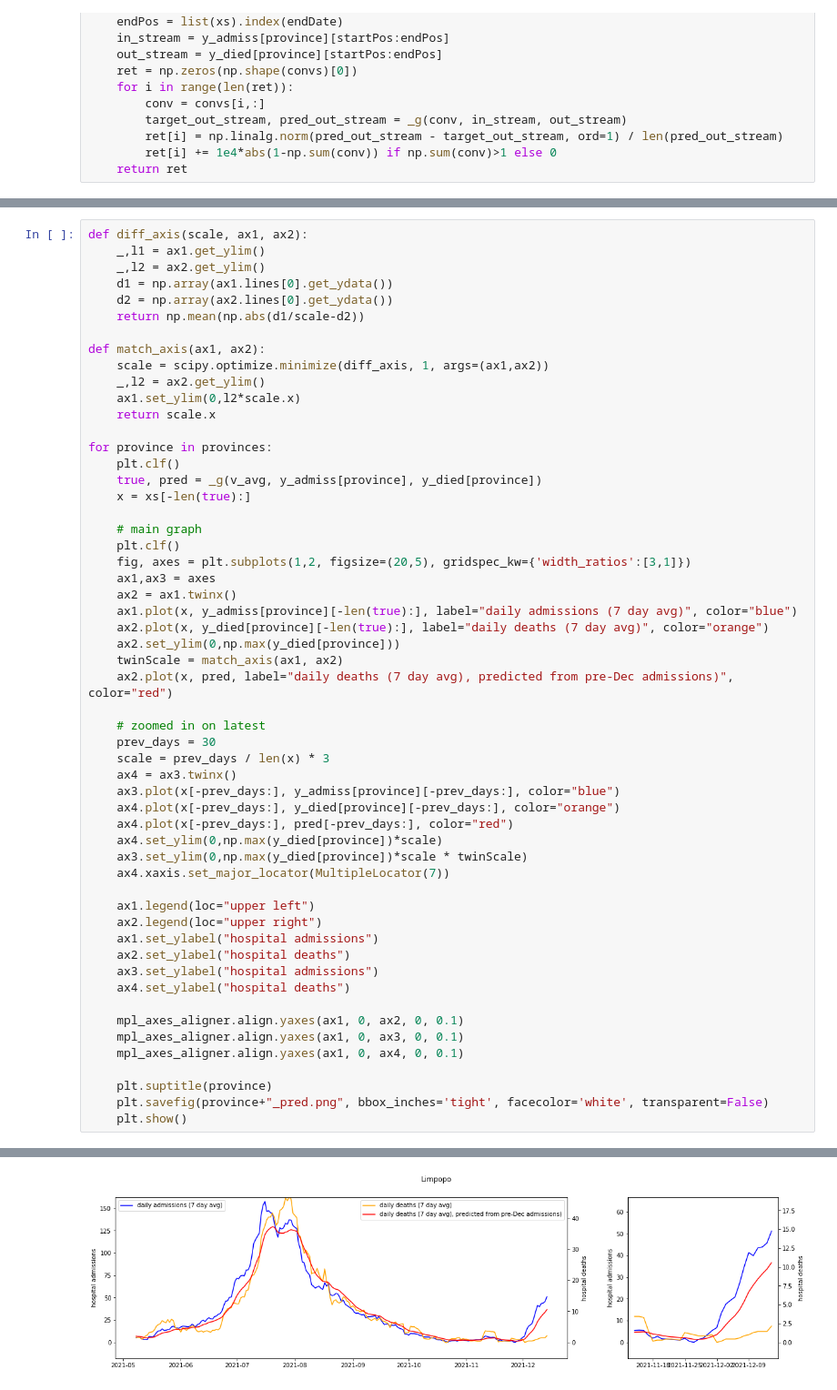
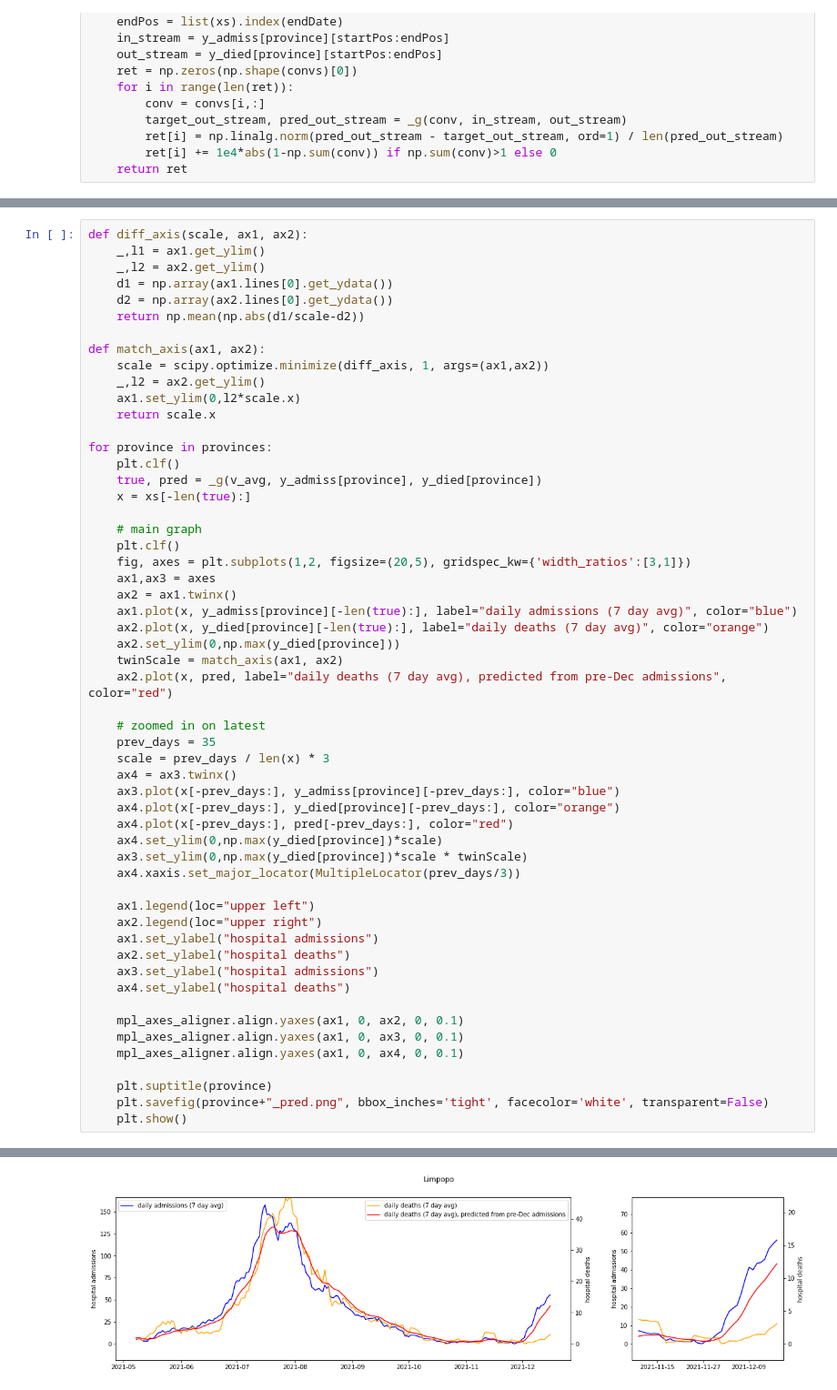
Before and after one commit to nicfreeman1209/covid-19, a Jupyter notebook: South Africa O/alex/graphs.ipynb, the cells around one changed output, grey strips where cells are left out. Shown at 91% size. Drawn from its saved outputs; the diff is of its cells as text.

```diff
--- a/South Africa O/alex/graphs.ipynb
+++ b/South Africa O/alex/graphs.ipynb
@@ -205,10 +206,10 @@ for province in provinces:
     ax2.plot(x, y_died[province][-len(true):], label="daily deaths (7 day avg)", color="orange")
     ax2.set_ylim(0,np.max(y_died[province]))
     twinScale = match_axis(ax1, ax2)
-    ax2.plot(x, pred, label="daily deaths (7 day avg), predicted from pre-Dec admissions)", color="red")
+    ax2.plot(x, pred, label="daily deaths (7 day avg), predicted from pre-Dec admissions", color="red")
 
     # zoomed in on latest
-    prev_days = 30
+    prev_days = 35
     scale = prev_days / len(x) * 3
     ax4 = ax3.twinx()
     ax3.plot(x[-prev_days:], y_admiss[province][-prev_days:], color="blue")
@@ -216,7 +217,7 @@ for province in provinces:
     ax4.plot(x[-prev_days:], pred[-prev_days:], color="red")
     ax4.set_ylim(0,np.max(y_died[province])*scale)
     ax3.set_ylim(0,np.max(y_died[province])*scale * twinScale)
-    ax4.xaxis.set_major_locator(MultipleLocator(7))
+    ax4.xaxis.set_major_locator(MultipleLocator(prev_days/3))
 
     ax1.legend(loc="upper left")
     ax2.legend(loc="upper right")
@@ -244,3 +245,3 @@ for province in provinces:
 <Figure size 432x288 with 0 Axes>
-[figure, old version]
+[figure, new version]
 <Figure size 432x288 with 0 Axes>
```
Also changed, not shown: parts of 5 cells of this notebook, 3 other files.
